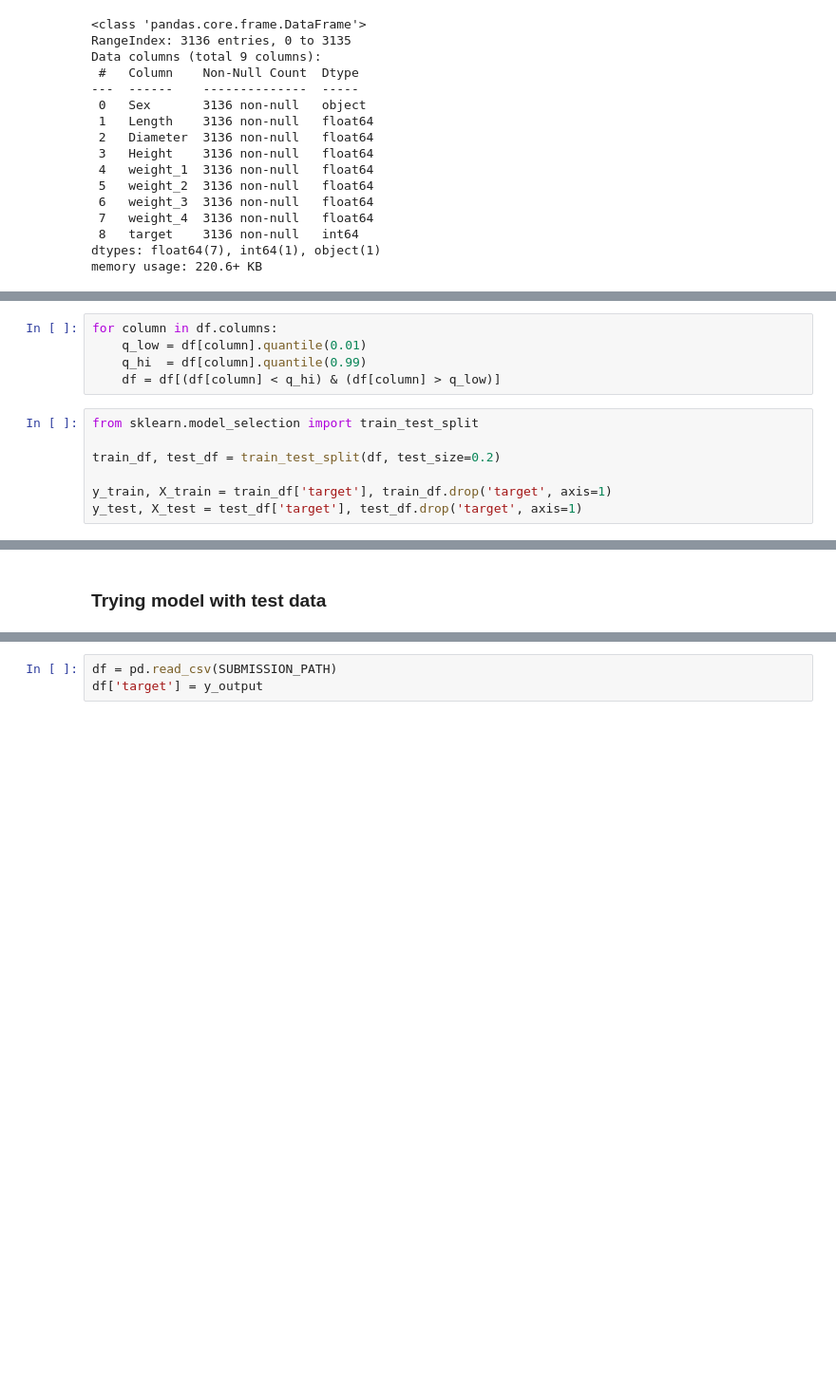
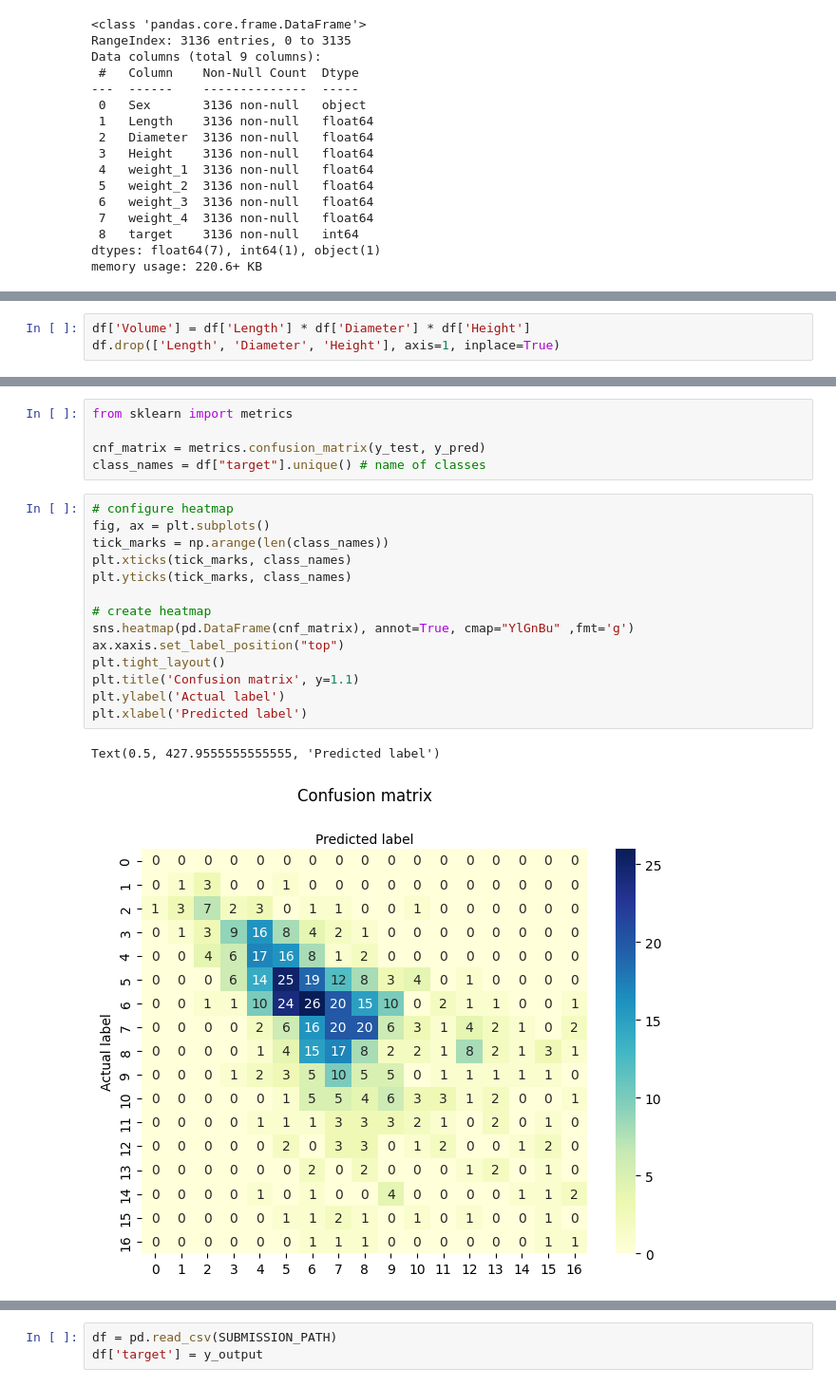
Before and after one commit to danorel/kma-ml-1, a Jupyter notebook: humanity.ipynb, the cells around one changed output, grey strips where cells are left out. Shown at 95% size. Cells and saved outputs as stored; diff of their text form; blank space fills up the shorter version.

```diff
--- a/humanity.ipynb
+++ b/humanity.ipynb
@@ -65,12 +72,0 @@ df['Sex'].replace(['F','M','I'],[0,1,2], inplace=True)
-# %%
-for column in df.columns:
-    q_low = df[column].quantile(0.01)
-    q_hi  = df[column].quantile(0.99)
-    df = df[(df[column] < q_hi) & (df[column] > q_low)]
-# %%
-from sklearn.model_selection import train_test_split
-
-train_df, test_df = train_test_split(df, test_size=0.2)
-
-y_train, X_train = train_df['target'], train_df.drop('target', axis=1)
-y_test, X_test = test_df['target'], test_df.drop('target', axis=1)
@@ -84,0 +75,3 @@ RMSE:
+# %%
+df['Volume'] = df['Length'] * df['Diameter'] * df['Height']
+df.drop(['Length', 'Diameter', 'Height'], axis=1, inplace=True)
@@ -102,2 +199,22 @@ RMSE: 2.04964165839667
-# %% [markdown]
-### Trying model with test data
+# %%
+from sklearn import metrics
+
+cnf_matrix = metrics.confusion_matrix(y_test, y_pred)
+class_names = df["target"].unique() # name of classes
+# %%
+# configure heatmap
+fig, ax = plt.subplots()
+tick_marks = np.arange(len(class_names))
+plt.xticks(tick_marks, class_names)
+plt.yticks(tick_marks, class_names)
+
+# create heatmap
+sns.heatmap(pd.DataFrame(cnf_matrix), annot=True, cmap="YlGnBu" ,fmt='g')
+ax.xaxis.set_label_position("top")
+plt.tight_layout()
+plt.title('Confusion matrix', y=1.1)
+plt.ylabel('Actual label')
+plt.xlabel('Predicted label')
+# %% [output]
+Text(0.5, 427.9555555555555, 'Predicted label')
+[figure, added]
```
Also changed, not shown: parts of 20 cells of this notebook, 2 other files.
